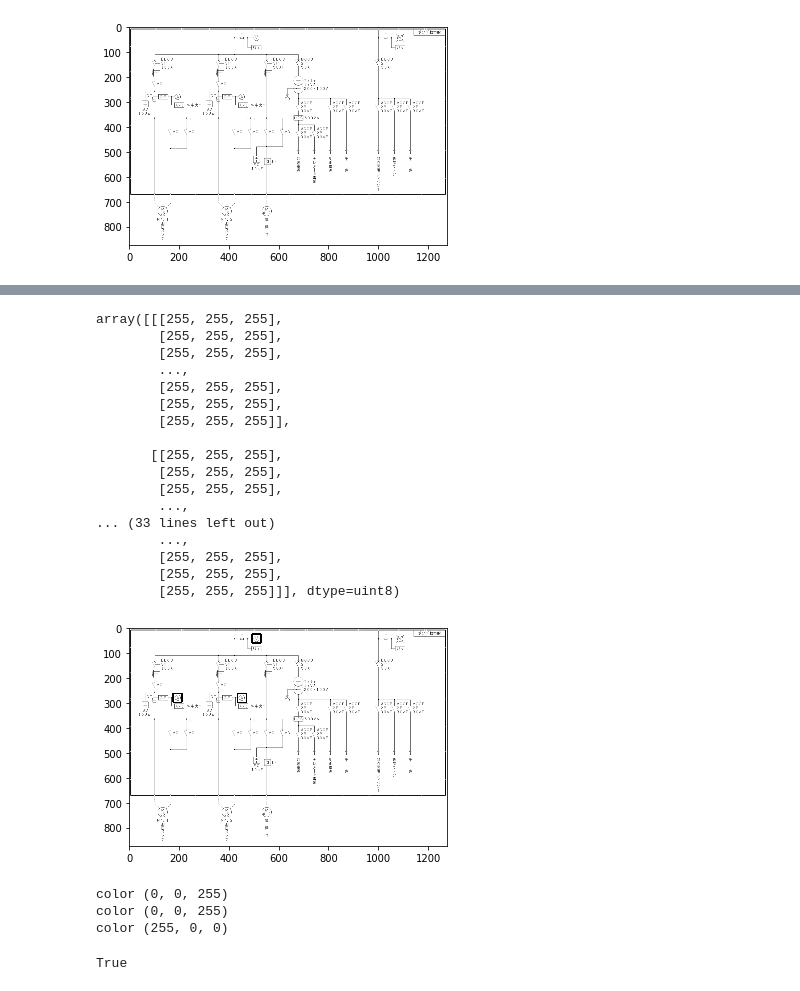
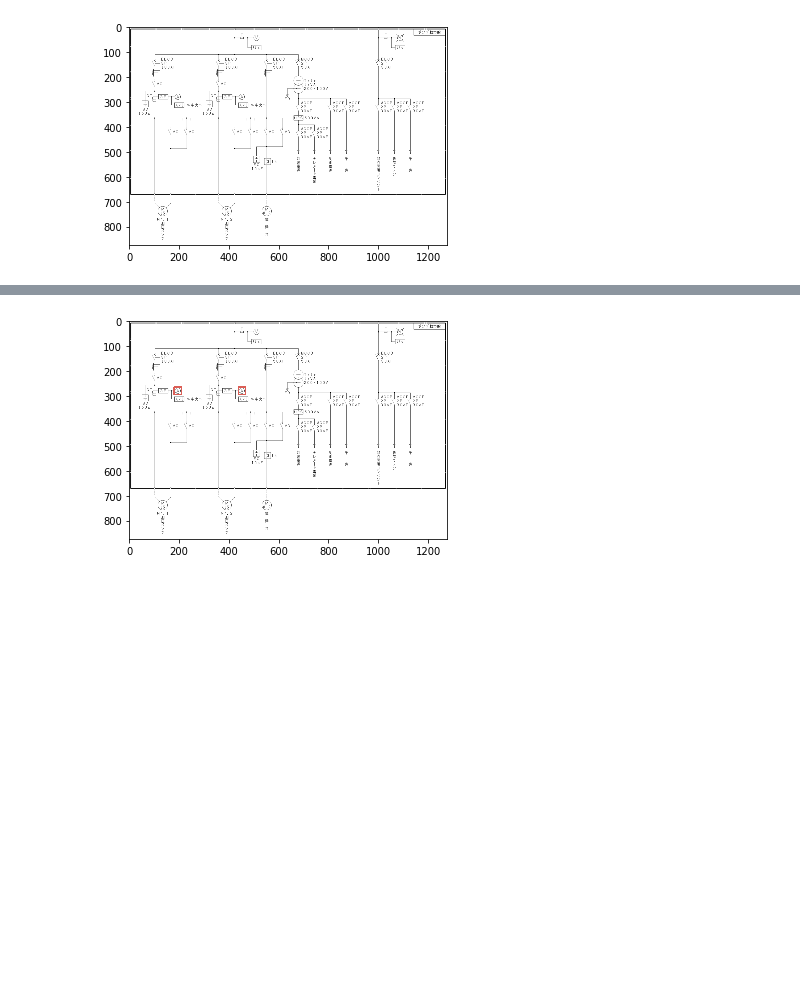
Before and after one commit to kamata1729/QATM_pytorch, a Jupyter notebook: qatm_pytorch.ipynb, the cells around one changed output, grey strips where cells are left out. Drawn from its saved outputs; the diff is of its cells as text; code cells hidden in the pictures; blank space fills up the shorter version.

```diff
--- a/qatm_pytorch.ipynb
+++ b/qatm_pytorch.ipynb
@@ -50,3 +41,6 @@ template_raw2.shape
+# %%
+template_list = ['template_private/A.png']
+template = make_img_tensor(template_list)
 # %%
 plt.imshow(image_raw)
 # %% [output]
@@ -206,25 +283,0 @@ def nms(score, w_ini, h_ini, thresh=0.7):
-# %%
-def run_one_sample(template, image, thresh=0.7):
-    val = model(template, image)
-    if val.is_cuda:
-        val = val.cpu()
-    val = val.numpy()
-    print("val", val.shape)
-    val = np.log(val)
-
-    batch_size = val.shape[0]
-    scores = []
-    boxes = []
-    for i in range(batch_size):
-        # compute geometry average on score map
-        gray = val[i,:,:,0]
-        gray = cv2.resize( gray, (image.size()[-1], image.size()[-2]) )
-        h = template.size()[-2]
-        w = template.size()[-1]
-        score = compute_score( gray, w, h)
-        score[score>-1e-7] = score.min()
-        score = np.exp(score / (h*w)) # reverse number range back after computing geometry average
-        nms_res = nms(score, w, h, thresh)
-        scores.append(score)
-        boxes.append(nms_res)
-    return scores, boxes
@@ -242,2 +284,2 @@ def plot_result(image_raw, boxes, show=False, save_name=None, color=(255, 0, 0))
 # %%
-scores, boxes = run_one_sample(template, image, thresh=0.8)
+scores = run_one_sample(template, image, thresh=0.7)
@@ -323,14 +286,2 @@ def plot_result(image_raw, boxes, show=False, save_name=None, color=(255, 0, 0))
-# %%
-def plot_result_multi(image_raw, boxes, indices, show=False, save_name=None, color_list=None):
-    d_img = image_raw.copy()
-    if color_list is None:
-        color_list = color_palette("hls", len(np.unique(indices))) * 255
-    for i in range(len(indices)):
-        d_img = plot_result(d_img, boxes[i][None, :,:].copy(), color=color_list[indices[i]])
-    if show:
-        plt.imshow(d_img)
-    if save_name:
-        cv2.imwrite(save_name, d_img)
-    return d_img
 # %%
 boxes, indices = nms_multi(np.array(scores), template.size()[-1], template.size()[-2])
@@ -348,34 +288,4 @@ array([[[433, 261],
 # %%
-plot_result_multi(image_raw, boxes, indices, show=True)
+_ = plot_result_multi(image_raw, boxes, indices, show=True)
 # %% [output]
-array([[[255, 255, 255],
-        [255, 255, 255],
-        [255, 255, 255],
-        ...,
-        [255, 255, 255],
-        [255, 255, 255],
-        [255, 255, 255]],
-
-       [[255, 255, 255],
-        [255, 255, 255],
-        [255, 255, 255],
-        ...,
-... (33 lines left out)
-        ...,
-        [255, 255, 255],
-        [255, 255, 255],
-        [255, 255, 255]]], dtype=uint8)
-[figure, old version]
+[figure, new version]
-# %%
-d_img = image_raw.copy()
-color_list = [(255, 0, 0), (0, 0, 255)]
-for i in range(len(indices)):
-    d_img = plot_result(d_img, boxes[i][None, :,:], color=color_list[indices[i]])
-# %% [output]
-color (0, 0, 255)
-color (0, 0, 255)
-color (255, 0, 0)
-# %%
-cv2.imwrite('res.png', d_img)
-# %% [output]
-True
```
Also changed, not shown: parts of 38 cells of this notebook.
